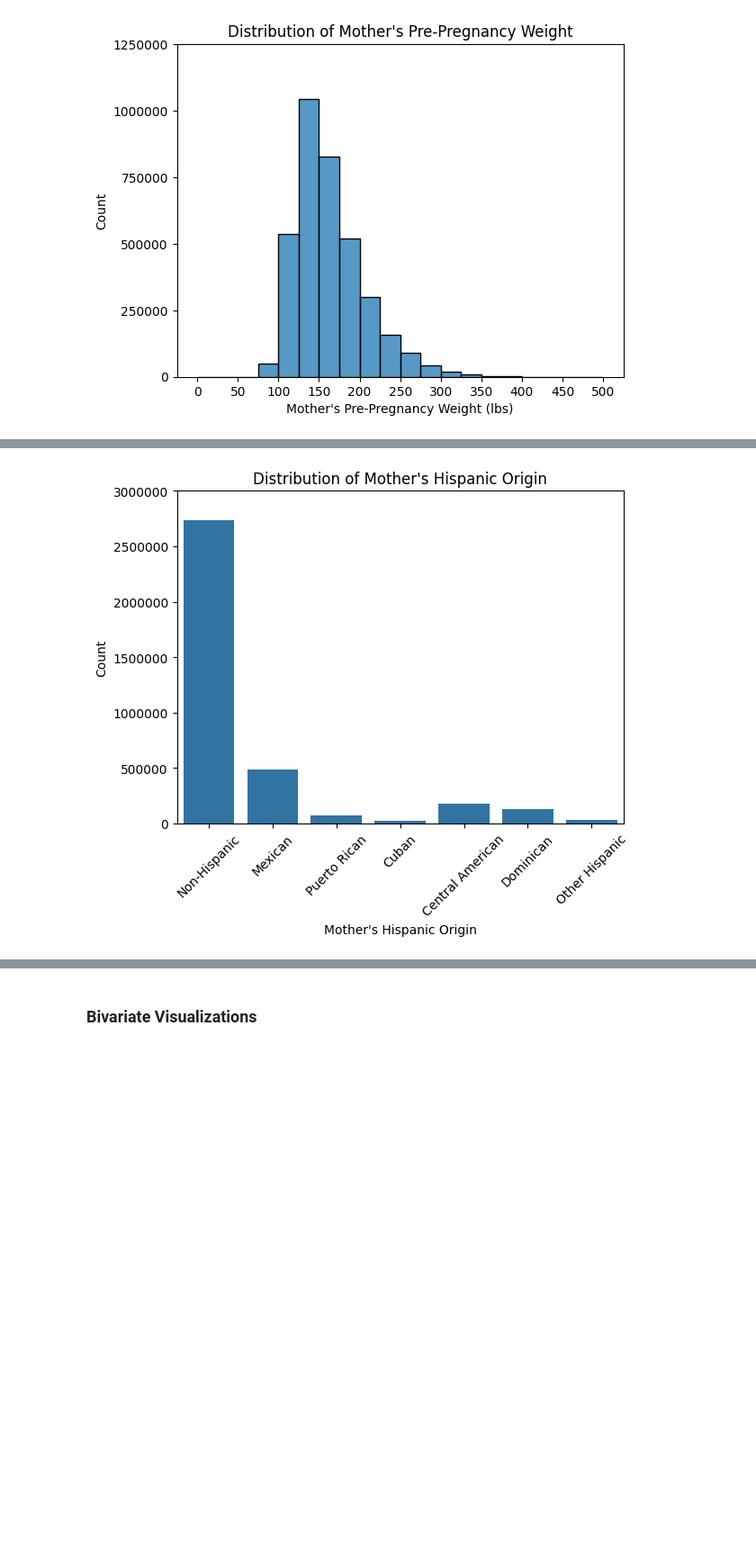
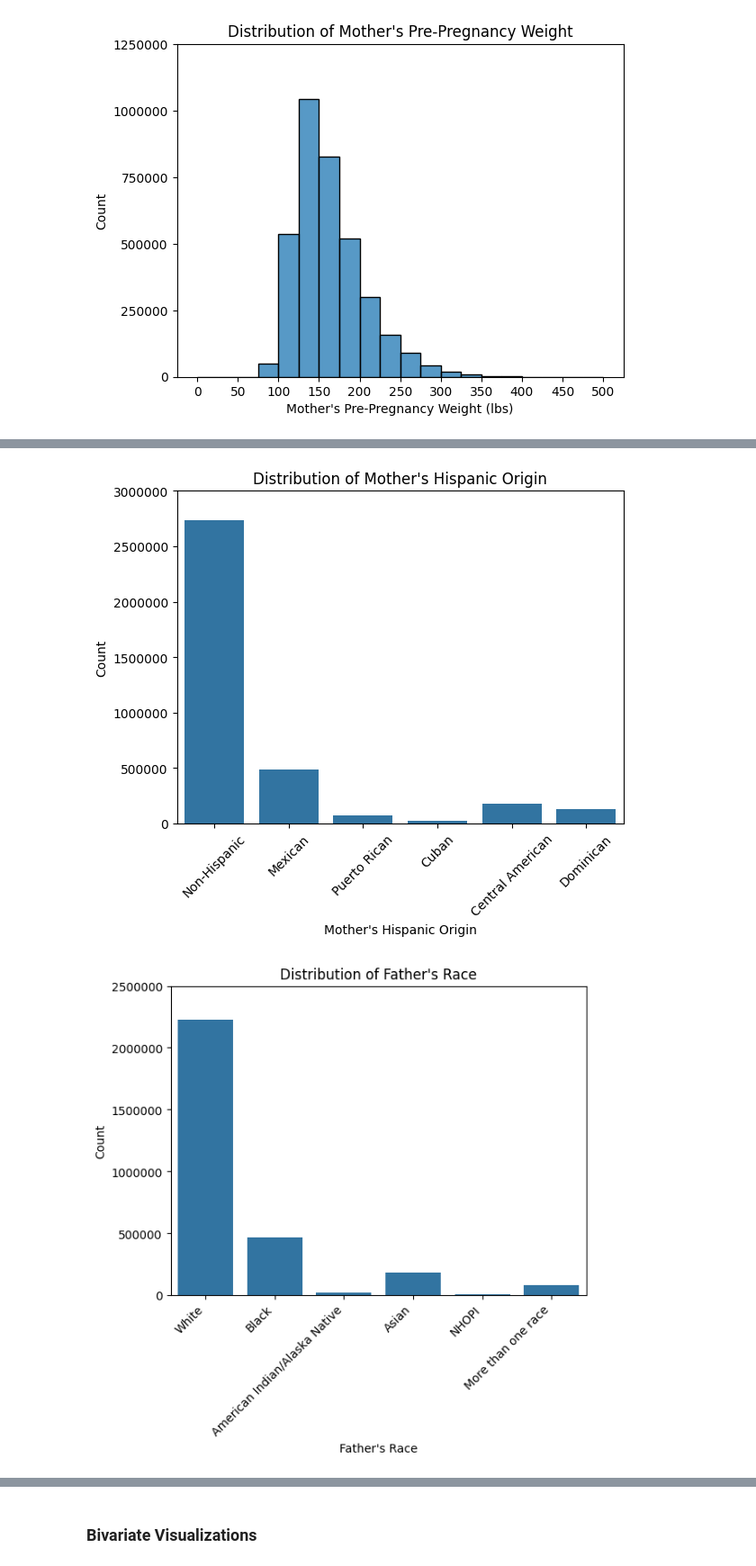
Before and after one commit to shroommu/natality-stats, a Jupyter notebook: dev/notebooks/exploratory/down_syndrome/02_data_exploration.ipynb, the cells around one changed output, grey strips where cells are left out. Shown at 90% size. Drawn from its saved outputs; the diff is of its cells as text; code cells hidden in the pictures; blank space fills up the shorter version.

```diff
--- a/dev/notebooks/exploratory/down_syndrome/02_data_exploration.ipynb
+++ b/dev/notebooks/exploratory/down_syndrome/02_data_exploration.ipynb
@@ -303,7 +330,6 @@ mothers_hispanic_origin_bar_ax.set_xticklabels(
         "Cuban",
         "Central American",
         "Dominican",
-        "Other Hispanic",
     ],
     rotation=45,
 )
@@ -313,7 +339,35 @@ mothers_hispanic_origin_bar_ax.set_yticks(
 
 plt.show()
 # %% [output]
-[figure, old version]
+[figure, new version]
+# %%
+fathers_race_value_counts = df["fathers_race_recode_6"].value_counts()
+fathers_race_value_counts = fathers_race_value_counts.drop(9)
+
+fathers_race_ax = sns.barplot(
+    x=fathers_race_value_counts.index,
+    y=fathers_race_value_counts.values,
+)
+fathers_race_ax.set_title("Distribution of Father's Race")
+fathers_race_ax.set_xlabel("Father's Race")
+fathers_race_ax.set_ylabel("Count")
+fathers_race_ax.set_yticks(range(0, 2500001, 500000), labels=range(0, 2500001, 500000))
+fathers_race_ax.set_xticklabels(
+    [
+        "White",
+        "Black",
+        "American Indian/Alaska Native",
+        "Asian",
+        "NHOPI",
+        "More than one race",
+    ],
+    rotation=45,
+    ha="right",
+)
+
+plt.show()
+# %% [output]
+[figure, added]
 # %%
 fathers_hispanic_origin_value_counts = df["fathers_hispanic_origin"].value_counts()
 
```
Also changed, not shown: parts of 9 cells of this notebook.
